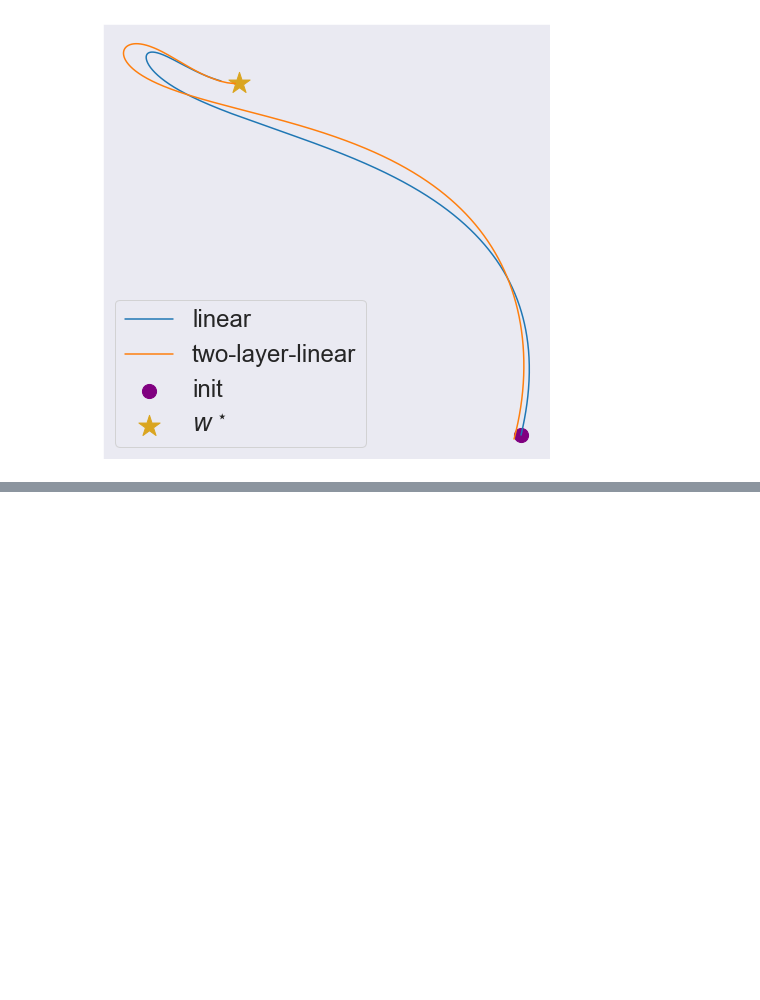
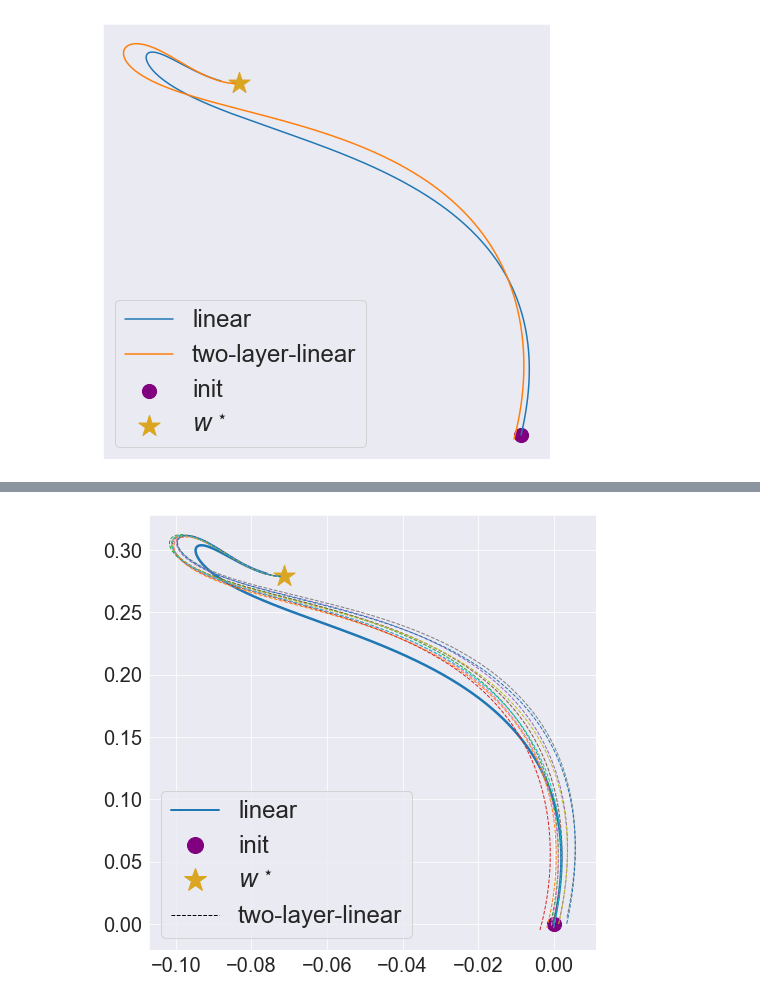
Before and after one commit to karl-hajjar/learning-structure, a Jupyter notebook: learning-structure/notebooks/two-layer-linear-net.ipynb, the cells around one changed output, grey strips where cells are left out. Drawn from its saved outputs; the diff is of its cells as text; code cells hidden in the pictures; blank space fills up the shorter version.

```diff
--- a/learning-structure/notebooks/two-layer-linear-net.ipynb
+++ b/learning-structure/notebooks/two-layer-linear-net.ipynb
@@ -409,3 +395,30 @@ plt.show()
+# %%
+(k1, k2) = (0, 10)
+w_star_np = w_star.detach().numpy()
+
+legend_elements = [Line2D([0], [0], color=sns.color_palette()[0], label='linear', linewidth=2.0),
+                   Line2D([], [], marker='o', label='init', linestyle='None', c='purple', markersize=16),
+                   Line2D([], [], marker='*', linestyle='None', label='$w^\\star$', c='goldenrod',
+                          markersize=24),
+                   Line2D([0], [0], linestyle='dashed', label='two-layer-linear', c='black', linewidth=1.0)]
+
+figure = plt.figure(figsize=(8, 8))
+plt.plot(ws_lin[:, k1], ws_lin[:, k2], linewidth=2.5, label='linear')
+for idx in range(n_trials):
+    ws = training_results[idx][widths[-1]]['ws']
+    #plt.plot(ws[:, k1], ws[:, k2], linewidth=1.5, label='two-layer-linear')
+    plt.plot(ws[:, k1], ws[:, k2], linewidth=1., linestyle='dashed')
+plt.scatter(ws_lin[0, k1], ws_lin[0, k2], marker='o', s=200, label='init', c='purple')
+plt.scatter(w_star_np[k1], w_star_np[k2], marker='*', s=500, label='$w^\\star$', c='goldenrod')
+
+plt.xticks(fontsize=20)
+plt.yticks(fontsize=20)
+plt.legend(handles=legend_elements, fontsize=24)
+
+plt.savefig(os.path.join(FIGURES_DIR, 'lin_vs_2-layer_cv.jpg'))
+plt.show()
+# %% [output]
+[figure, added]
 # %%
 (k1, k2) = (2, 0)
 w_star_np = w_star.detach().numpy()
```
Also changed, not shown: parts of 10 cells of this notebook, 2 other files.
